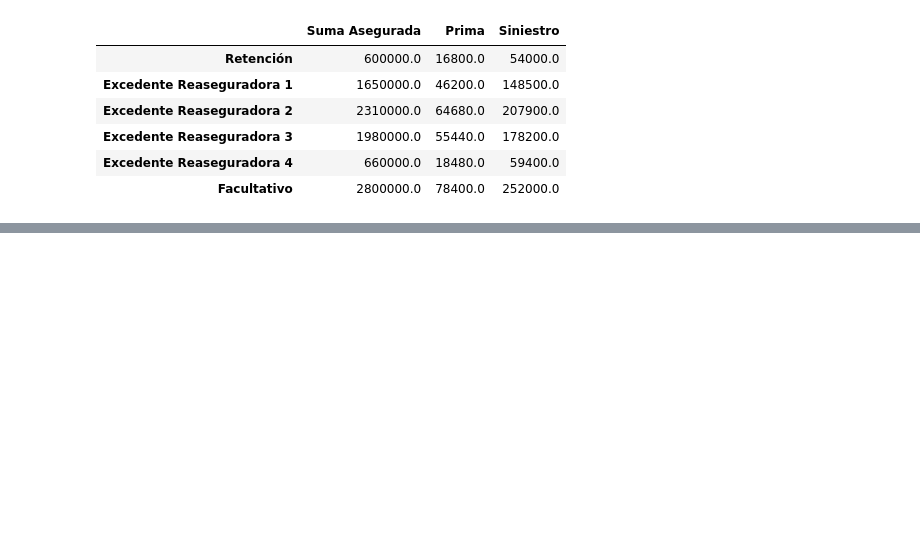
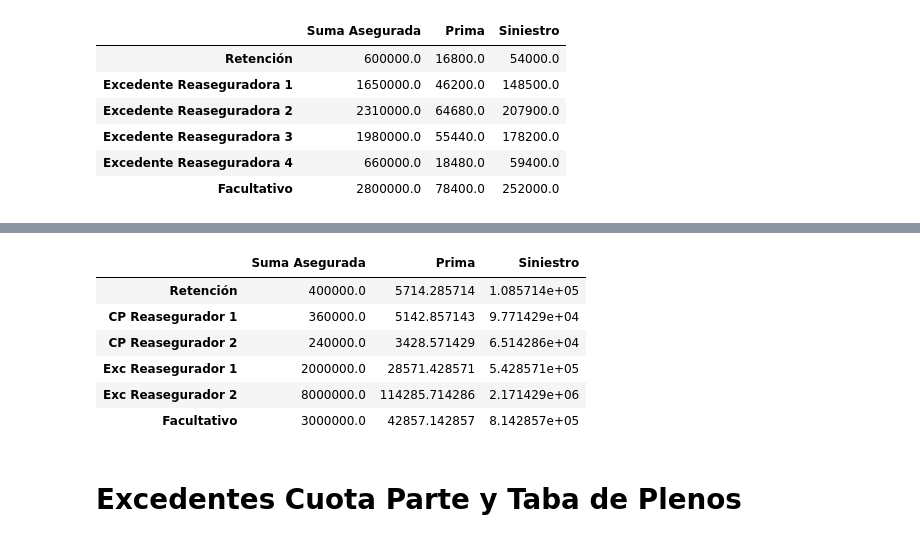
Before and after one commit to leonardo0529/Reaseguro-UMA, a Jupyter notebook: Practica Reaseguro.ipynb, the cells around one changed output, grey strips where cells are left out. Drawn from its saved outputs; the diff is of its cells as text; code cells hidden in the pictures; blank space fills up the shorter version.

```diff
--- a/Practica Reaseguro.ipynb
+++ b/Practica Reaseguro.ipynb
@@ -193,0 +307,13 @@ excedentes(600_000,11,10_000_000,280_000,900_000,[25,35,30,10])
+# %%
+#Ejemplo 5
+cuota_excedente(0.4,1_000_000,10,14_000_000,200_000,3_800_000,[0.6,0.4],[0.2,0.8])
+# %% [output]
+|  | Suma Asegurada | Prima | Siniestro |
+| Retención | 400000.0 | 5714.285714 | 1.085714e+05 |
+| CP Reasegurador 1 | 360000.0 | 5142.857143 | 9.771429e+04 |
+| CP Reasegurador 2 | 240000.0 | 3428.571429 | 6.514286e+04 |
+| Exc Reasegurador 1 | 2000000.0 | 28571.428571 | 5.428571e+05 |
+| Exc Reasegurador 2 | 8000000.0 | 114285.714286 | 2.171429e+06 |
+| Facultativo | 3000000.0 | 42857.142857 | 8.142857e+05 |
+# %% [markdown]
+# Excedentes Cuota Parte y Taba de Plenos
```
Also changed, not shown: parts of 22 cells of this notebook.
